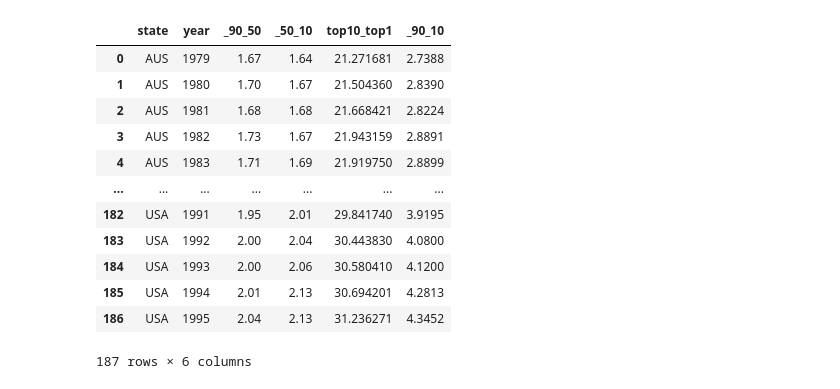
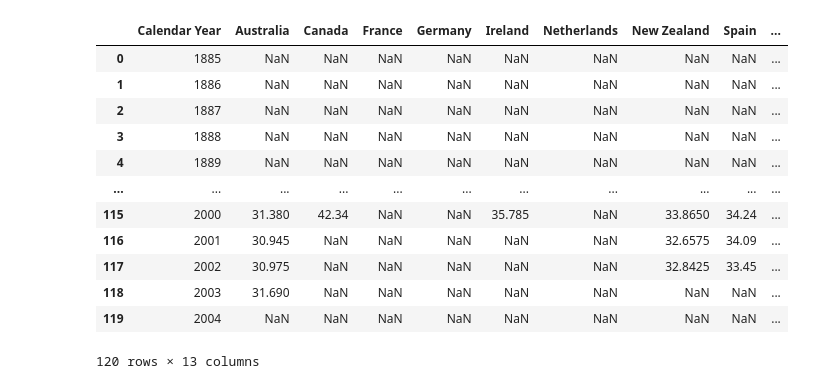
Before and after one commit to ds-modules/PS-88-21-DEV, a Jupyter notebook: lab/sheve_stasavage/Untitled.ipynb, the cells around one changed output. Drawn from its saved outputs; the diff is of its cells as text; code cells hidden in the pictures.

```diff
--- a/lab/sheve_stasavage/Untitled.ipynb
+++ b/lab/sheve_stasavage/Untitled.ipynb
@@ -3,17 +4,17 @@ import pandas as pd
 # %%
-ineq = pd.read_stata("data/OECD 1996 wage data.dta")
-ineq
+topinc10 = pd.read_excel("data/TopIncomesPanel.xls", sheet_name="ExCG_Top10_Adj",skiprows=1)
+topinc10
 # %% [output]
-|  | state | year | _90_50 | _50_10 | top10_top1 | _90_10 |
-| 0 | AUS | 1979 | 1.67 | 1.64 | 21.271681 | 2.7388 |
-| 1 | AUS | 1980 | 1.70 | 1.67 | 21.504360 | 2.8390 |
-| 2 | AUS | 1981 | 1.68 | 1.68 | 21.668421 | 2.8224 |
-| 3 | AUS | 1982 | 1.73 | 1.67 | 21.943159 | 2.8891 |
-| 4 | AUS | 1983 | 1.71 | 1.69 | 21.919750 | 2.8899 |
-| ... | ... | ... | ... | ... | ... | ... |
-| 182 | USA | 1991 | 1.95 | 2.01 | 29.841740 | 3.9195 |
-| 183 | USA | 1992 | 2.00 | 2.04 | 30.443830 | 4.0800 |
-| 184 | USA | 1993 | 2.00 | 2.06 | 30.580410 | 4.1200 |
-| 185 | USA | 1994 | 2.01 | 2.13 | 30.694201 | 4.2813 |
-| 186 | USA | 1995 | 2.04 | 2.13 | 31.236271 | 4.3452 |
+|  | Calendar Year | Australia | Canada | France | Germany | Ireland | Netherlands | New Zealand | Spain | ... |
+| 0 | 1885 | NaN | NaN | NaN | NaN | NaN | NaN | NaN | NaN | ... |
+| 1 | 1886 | NaN | NaN | NaN | NaN | NaN | NaN | NaN | NaN | ... |
+| 2 | 1887 | NaN | NaN | NaN | NaN | NaN | NaN | NaN | NaN | ... |
+| 3 | 1888 | NaN | NaN | NaN | NaN | NaN | NaN | NaN | NaN | ... |
+| 4 | 1889 | NaN | NaN | NaN | NaN | NaN | NaN | NaN | NaN | ... |
+| ... | ... | ... | ... | ... | ... | ... | ... | ... | ... | ... |
+| 115 | 2000 | 31.380 | 42.34 | NaN | NaN | 35.785 | NaN | 33.8650 | 34.24 | ... |
+| 116 | 2001 | 30.945 | NaN | NaN | NaN | NaN | NaN | 32.6575 | 34.09 | ... |
+| 117 | 2002 | 30.975 | NaN | NaN | NaN | NaN | NaN | 32.8425 | 33.45 | ... |
+| 118 | 2003 | 31.690 | NaN | NaN | NaN | NaN | NaN | NaN | NaN | ... |
+| 119 | 2004 | NaN | NaN | NaN | NaN | NaN | NaN | NaN | NaN | ... |
-187 rows × 6 columns
+120 rows × 13 columns
```
Also changed, not shown: parts of 15 cells of this notebook, 13 other files.
